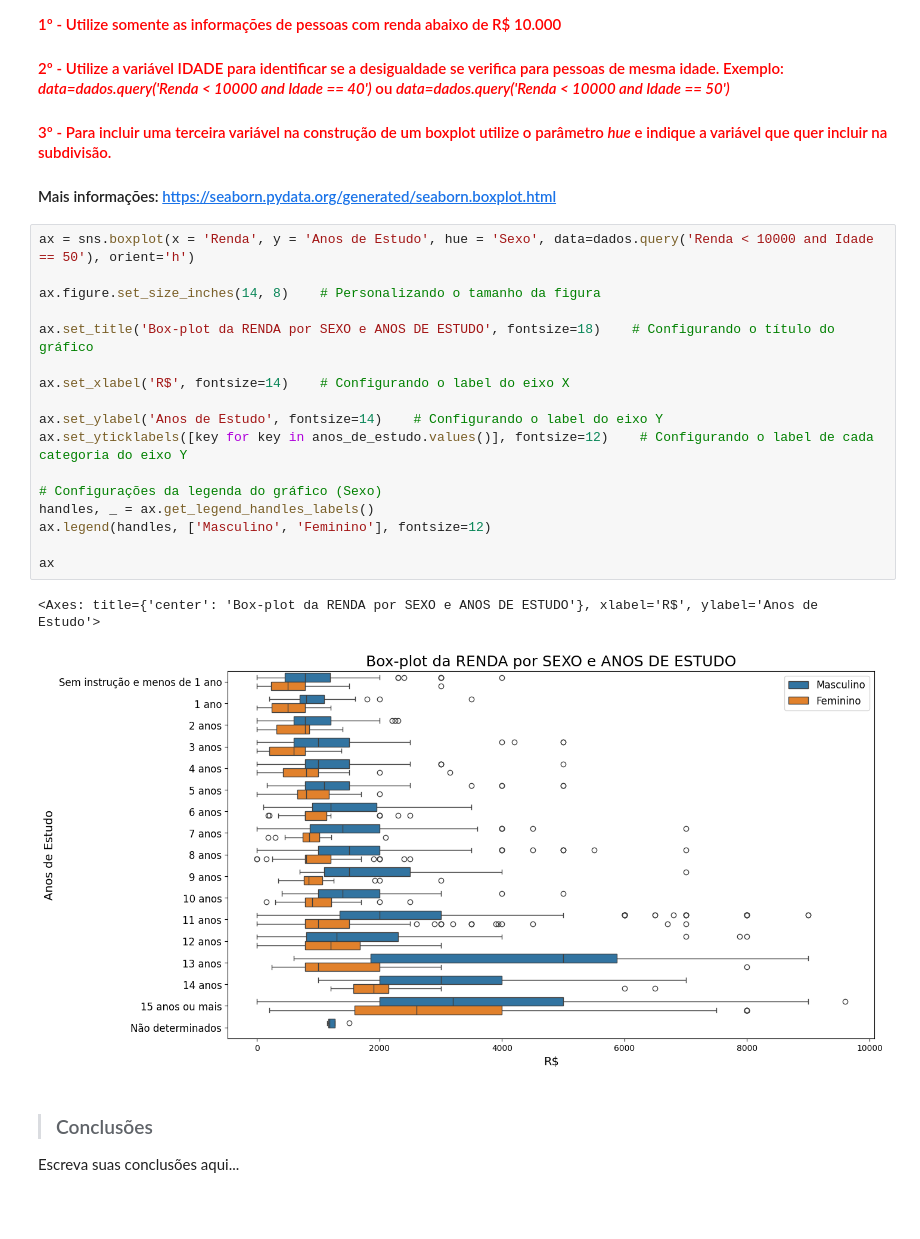
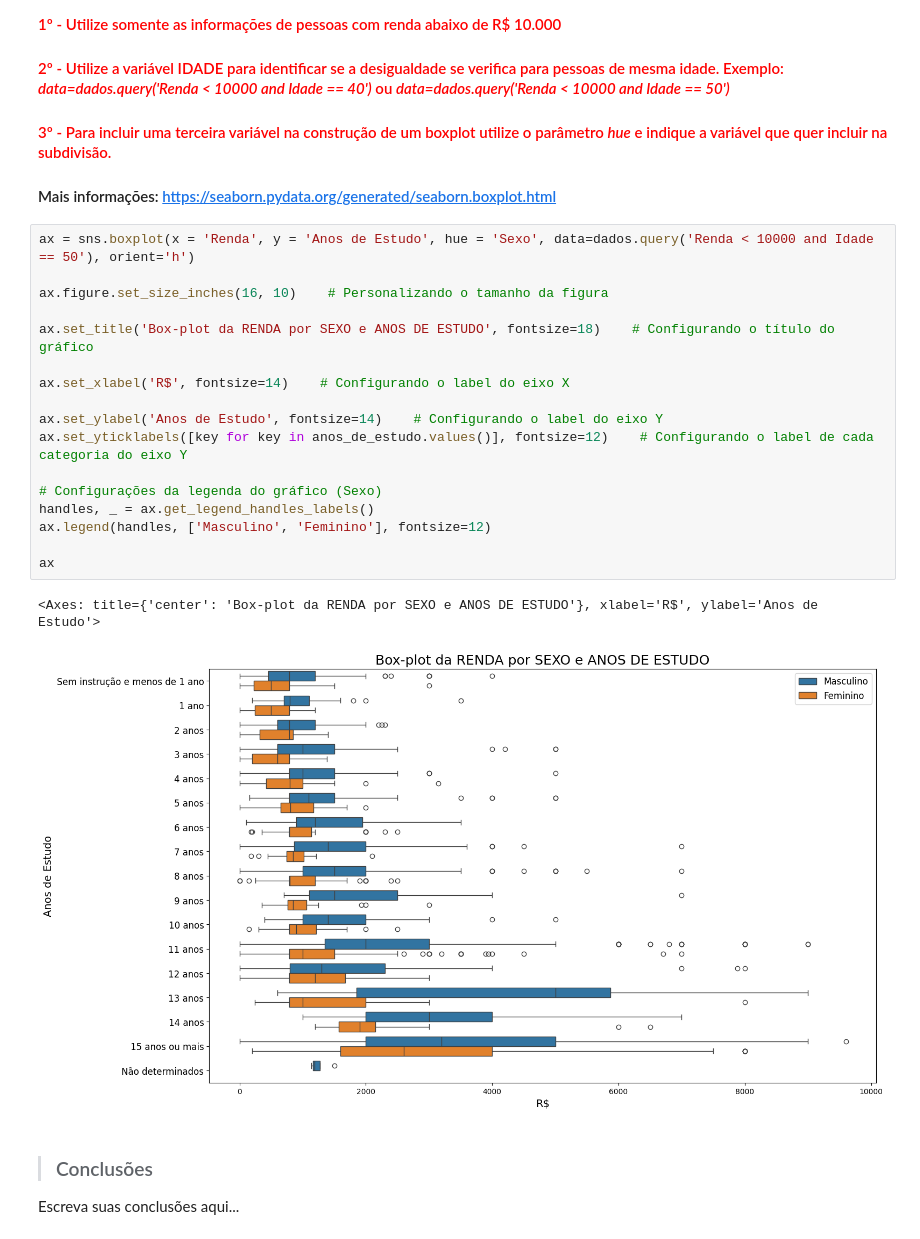
Before and after one commit to orlandojsjunior/Estatistica_com_Python-frequencias_e_medidas, a Jupyter notebook: Análise_Descritiva_projeto_final.ipynb, the cells around one changed output. Drawn from its saved outputs; the diff is of its cells as text; blank space fills up the shorter version.

```diff
--- a/Análise_Descritiva_projeto_final.ipynb
+++ b/Análise_Descritiva_projeto_final.ipynb
@@ -606,23 +606,23 @@ renda_estatisticas_por_sexo_e_estudo
 # %%
 ax = sns.boxplot(x = 'Renda', y = 'Anos de Estudo', hue = 'Sexo', data=dados.query('Renda < 10000 and Idade == 50'), orient='h')
 
-ax.figure.set_size_inches(14, 8)    # Personalizando o tamanho da figura
+ax.figure.set_size_inches(16, 10)    # Personalizando o tamanho da figura
 
 ax.set_title('Box-plot da RENDA por SEXO e ANOS DE ESTUDO', fontsize=18)    # Configurando o título do gráfico
 
 ax.set_xlabel('R$', fontsize=14)    # Configurando o label do eixo X
 
 ax.set_ylabel('Anos de Estudo', fontsize=14)    # Configurando o label do eixo Y
 ax.set_yticklabels([key for key in anos_de_estudo.values()], fontsize=12)    # Configurando o label de cada categoria do eixo Y
 
 # Configurações da legenda do gráfico (Sexo)
 handles, _ = ax.get_legend_handles_labels()
 ax.legend(handles, ['Masculino', 'Feminino'], fontsize=12)
 
 ax
 # %% [output]
 <Axes: title={'center': 'Box-plot da RENDA por SEXO e ANOS DE ESTUDO'}, xlabel='R$', ylabel='Anos de Estudo'>
-[figure, old version]
+[figure, new version]
 # %% [markdown]
 > ### Conclusões
 
```
Also changed, not shown: parts of 1 cell of this notebook.
